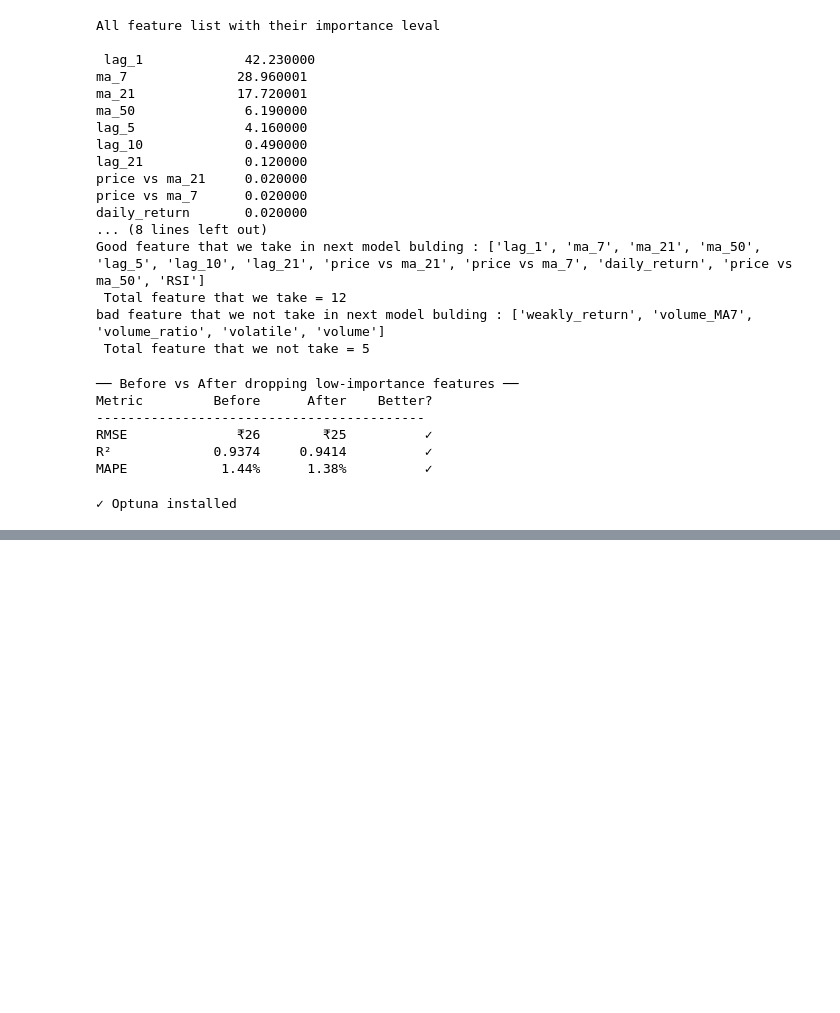
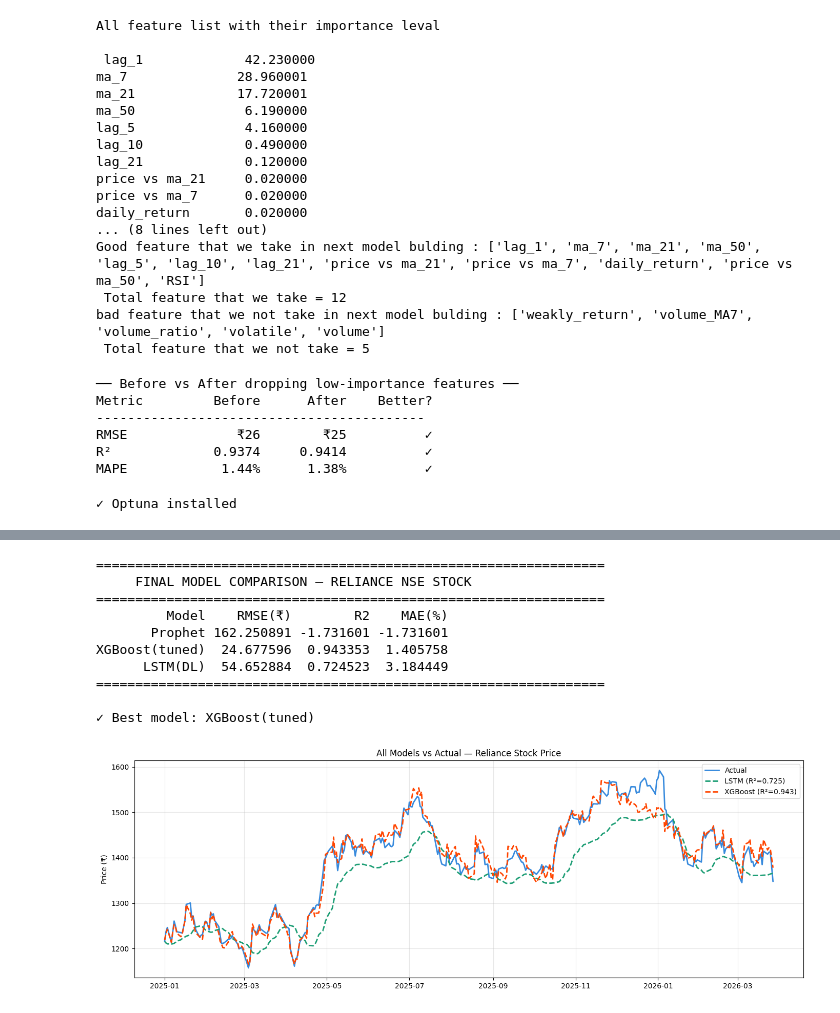
Before and after one commit to Kuldip-Lakhtariya/Reliance_stock_price_prediction, a Jupyter notebook: Reliance_price_prediction.ipynb, the cells around one changed output, grey strips where cells are left out. Drawn from its saved outputs; the diff is of its cells as text; code cells hidden in the pictures; blank space fills up the shorter version.

```diff
--- a/Reliance_price_prediction.ipynb
+++ b/Reliance_price_prediction.ipynb
@@ -456,0 +465,11 @@ Better model: Tuned
+# %%
+df = pd.read_sql(
+    """
+    select date,close
+    from price
+    order by date ASC
+    """,
+    con = engine,
+    parse_dates= ["date"]
+)
+df.shape
@@ -456,0 +691,39 @@ Better model: Tuned
+# %%
+# Comparision all three model side by side
+
+comparison = pd.DataFrame({
+    "Model" : ["Prophet","XGBoost(tuned)","LSTM(DL)"],
+    "RMSE(₹)" : [RMSE_Prophet,rmse_tuned,RMSE_LSTM],
+    "R2" : [R2_Prophet,r2_tuned,R2_LSTM],
+    "MAE(%)" : [R2_Prophet,mape_tuned,MAPE_LSTM],
+})
+
+print("="*65)
+print("     FINAL MODEL COMPARISON — RELIANCE NSE STOCK")
+print("="*65)
+print(comparison.to_string(index=False))
+print("="*65)
+best = comparison.loc[comparison['R2'].idxmax(), 'Model']
+print(f"\n✓ Best model: {best}")
+
+fig, ax = plt.subplots(figsize=(14, 5))
+ax.plot(test_df, y_test_real, label='Actual', color='#378ADD', linewidth=2)
+ax.plot(test_df, y_pred_real, label=f'LSTM (R²={R2_LSTM:.3f})',
+        color='#1D9E75', linewidth=2, linestyle='--')
+ax.plot(test_df, y_pred_slim, label=f'XGBoost (R²={r2_tuned:.3f})',
+        color='#FF4500', linewidth=2, linestyle='--')
+ax.set_title('All Models vs Actual — Reliance Stock Price')
+ax.legend(); ax.grid(alpha=0.3); ax.set_ylabel('Price (₹)')
+plt.tight_layout(); plt.show()
+# %% [output]
+=================================================================
+     FINAL MODEL COMPARISON — RELIANCE NSE STOCK
+=================================================================
+         Model    RMSE(₹)        R2    MAE(%)
+       Prophet 162.250891 -1.731601 -1.731601
+XGBoost(tuned)  24.677596  0.943353  1.405758
+      LSTM(DL)  54.652884  0.724523  3.184449
+=================================================================
+
+✓ Best model: XGBoost(tuned)
+[figure, added]
```
Also changed, not shown: parts of 16 cells of this notebook, 4 other files.
